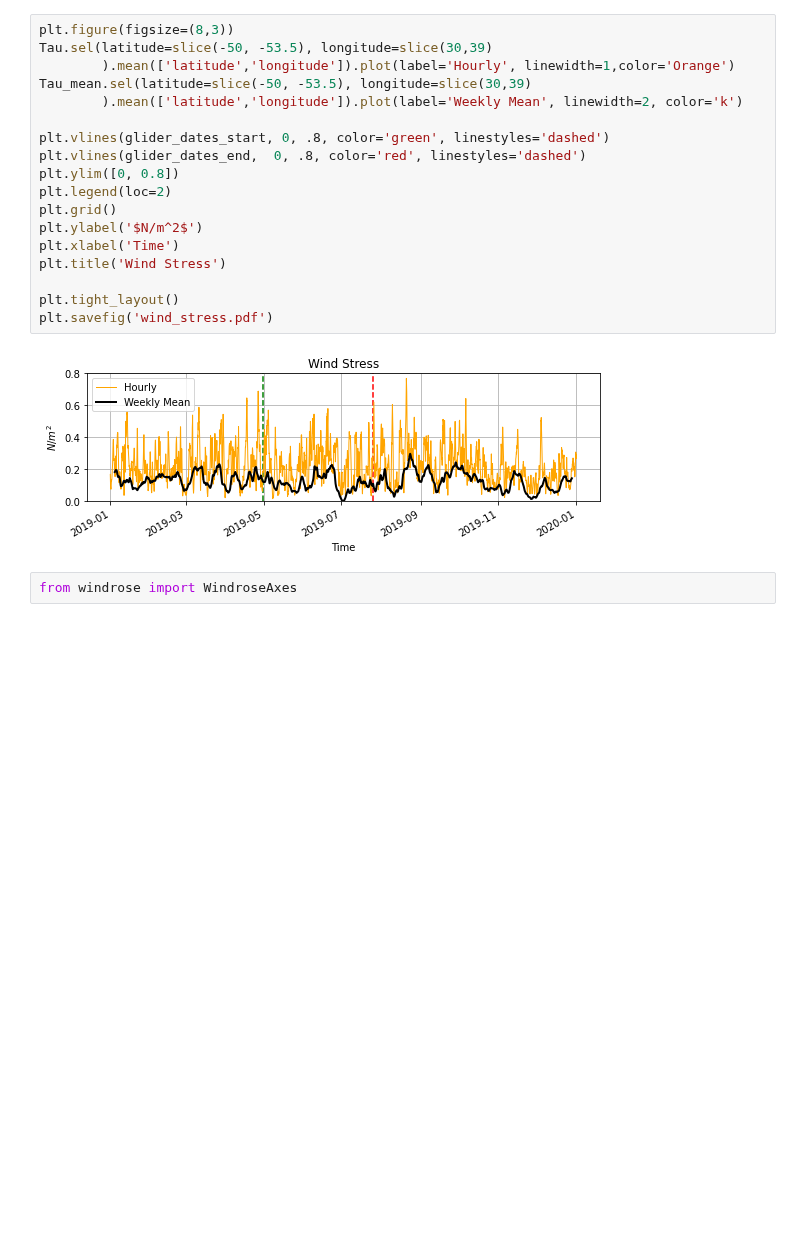
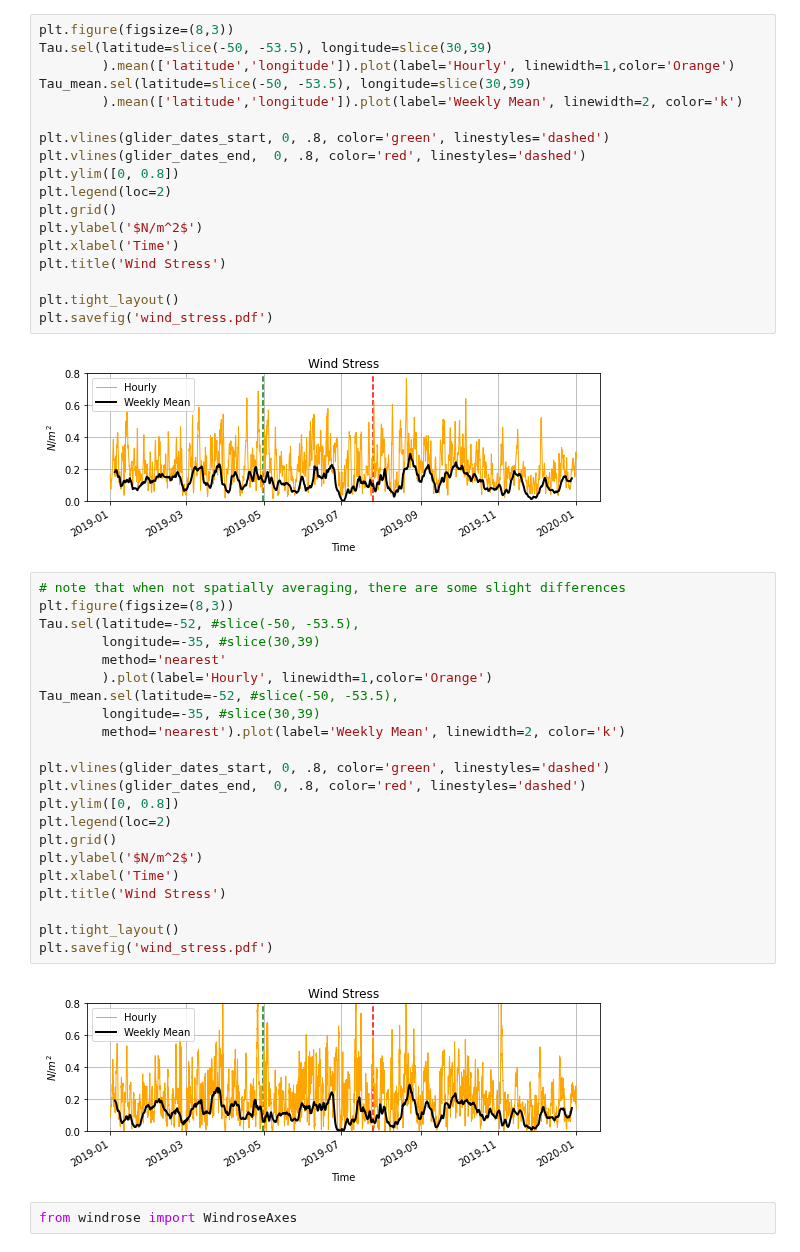
Before and after one commit to dhruvbalwada/sogos, a Jupyter notebook: notebooks/10_3_surface_flux_plots.ipynb, the cells around one changed output. Cells and saved outputs as stored; diff of their text form; blank space fills up the shorter version.

```diff
--- a/notebooks/10_3_surface_flux_plots.ipynb
+++ b/notebooks/10_3_surface_flux_plots.ipynb
@@ -149,6 +176,30 @@ plt.tight_layout()
 plt.savefig('wind_stress.pdf')
 # %% [output]
 [figure]
+# %%
+# note that when not spatially averaging, there are some slight differences
+plt.figure(figsize=(8,3))
+Tau.sel(latitude=-52, #slice(-50, -53.5),
+        longitude=-35, #slice(30,39)
+        method='nearest'
+        ).plot(label='Hourly', linewidth=1,color='Orange')
+Tau_mean.sel(latitude=-52, #slice(-50, -53.5),
+        longitude=-35, #slice(30,39)
+        method='nearest').plot(label='Weekly Mean', linewidth=2, color='k')
+
+plt.vlines(glider_dates_start, 0, .8, color='green', linestyles='dashed')
+plt.vlines(glider_dates_end,  0, .8, color='red', linestyles='dashed')
+plt.ylim([0, 0.8])
+plt.legend(loc=2)
+plt.grid()
+plt.ylabel('$N/m^2$')
+plt.xlabel('Time')
+plt.title('Wind Stress')
+
+plt.tight_layout()
+plt.savefig('wind_stress.pdf')
+# %% [output]
+[figure, added]
 # %%
 from windrose import WindroseAxes
 # %%
```
Also changed, not shown: parts of 2 cells of this notebook, 16 other files.
